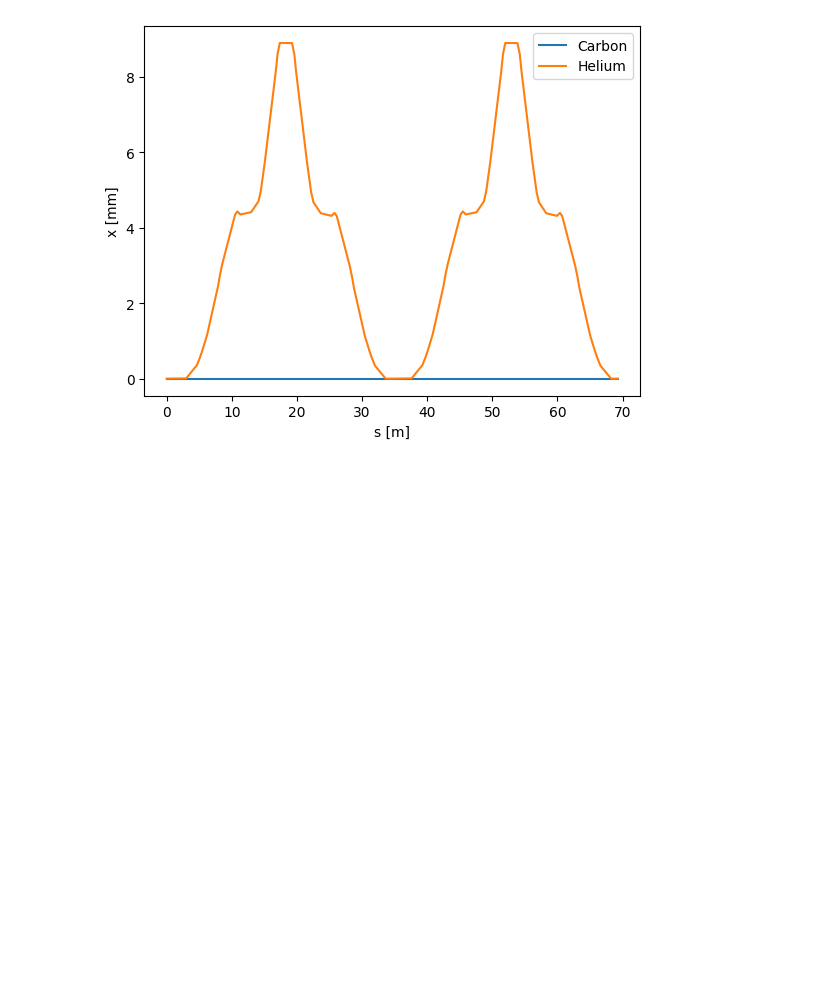
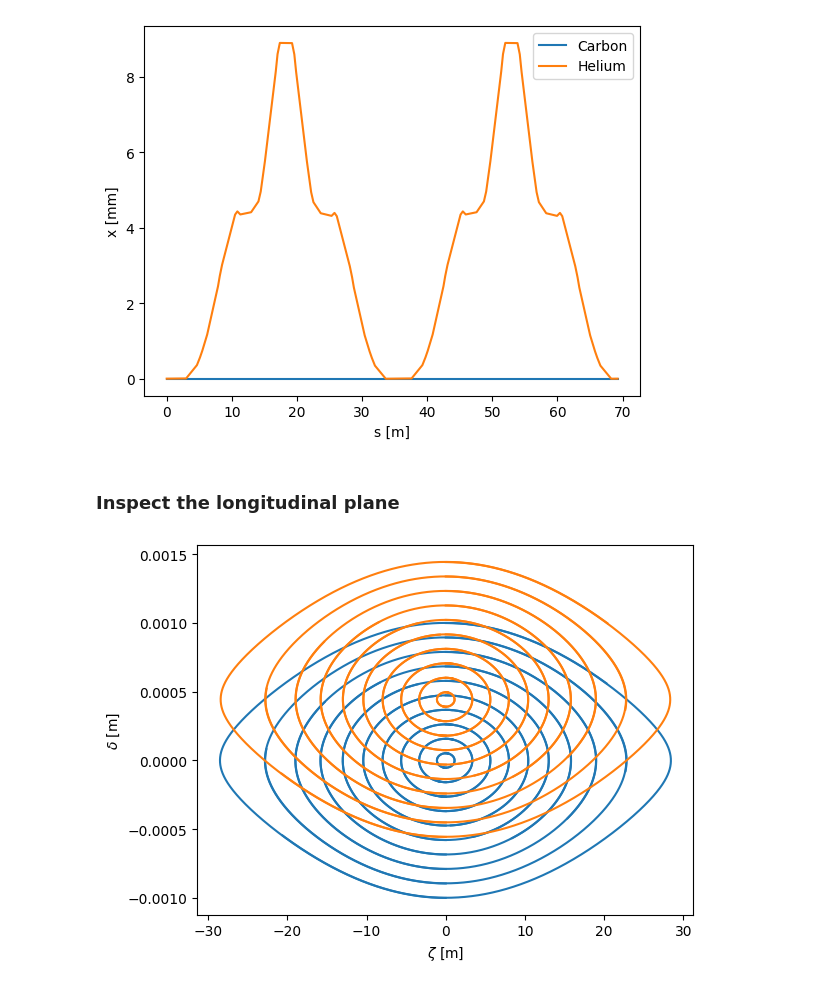
Before and after one commit to xsuite/tutorial_mixed_beams, a Jupyter notebook: notebook_03_mixed_beams.ipynb, the cells around one changed output. Drawn from its saved outputs; the diff is of its cells as text; code cells hidden in the pictures; blank space fills up the shorter version.

```diff
--- a/notebook_03_mixed_beams.ipynb
+++ b/notebook_03_mixed_beams.ipynb
@@ -108,3 +109,5 @@ plt.legend()
 # %% [output]
 <matplotlib.legend.Legend at 0x...>
 [figure]
+# %% [markdown]
+### Inspect the longitudinal plane
@@ -110,0 +119,15 @@ plt.legend()
+# %%
+num_turns=5000
+# Track the Ca particle saving turn-by-turn data
+line.track(p_car, num_turns=num_turns, turn_by_turn_monitor=True, with_progress=10)
+mon_carbon = line.record_last_track.copy()
+# Track the He particle saving turn-by-turn data
+line.track(p_hel, num_turns=num_turns, turn_by_turn_monitor=True, with_progress=10)
+mon_helium = line.record_last_track.copy()
+# %%
+plt.plot(mon_carbon.zeta.T, mon_carbon.delta.T, color='C0')
+plt.plot(mon_helium.zeta.T, mon_helium.delta.T, color='C1');
+plt.xlabel(r'$\zeta$ [m]')
+plt.ylabel(r'$\delta$ [m]');
+# %% [output]
+[figure, added]
```
Also changed, not shown: parts of 2 cells of this notebook.
